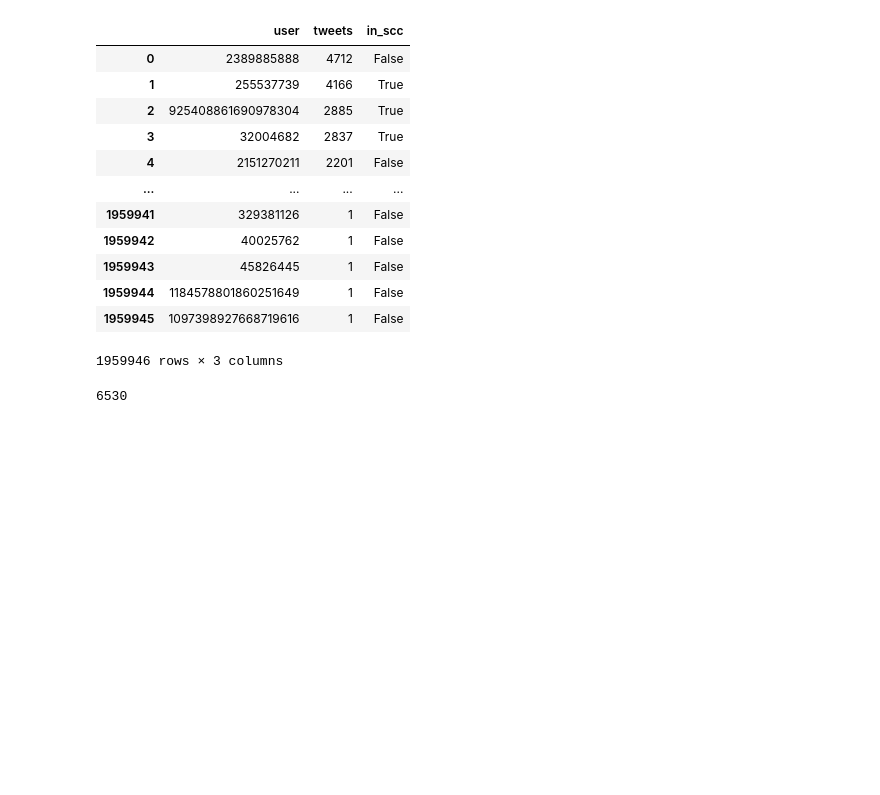
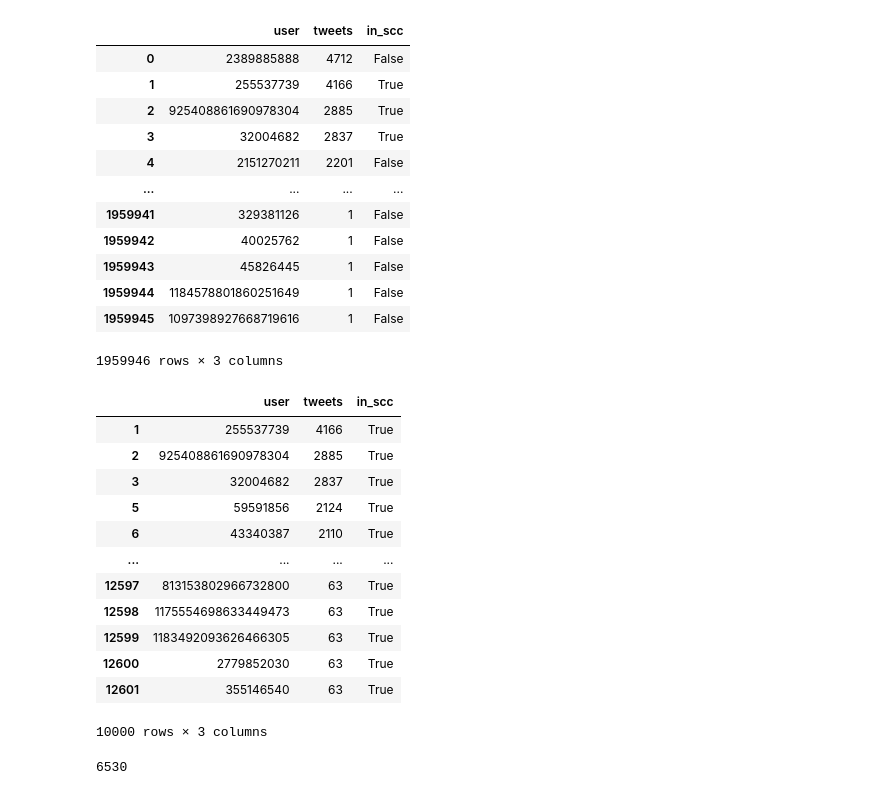
Before and after one commit to brenoarosa/twitter_sentiment, a Jupyter notebook: notebooks/2 - Extracao base anotacao.ipynb, the cells around one changed output. Drawn from its saved outputs; the diff is of its cells as text; code cells hidden in the pictures; blank space fills up the shorter version.

```diff
--- a/notebooks/2 - Extracao base anotacao.ipynb
+++ b/notebooks/2 - Extracao base anotacao.ipynb
@@ -54,3 +56,20 @@ df
+# %%
+a = pd.read_csv("../data/output/graph_users_ordered.csv")
+a.loc[a.in_scc == True][0:10000]
+# %% [output]
+|  | user | tweets | in_scc |
+| 1 | 255537739 | 4166 | True |
+| 2 | 925408861690978304 | 2885 | True |
+| 3 | 32004682 | 2837 | True |
+| 5 | 59591856 | 2124 | True |
+| 6 | 43340387 | 2110 | True |
+| ... | ... | ... | ... |
+| 12597 | 813153802966732800 | 63 | True |
+| 12598 | 1175554698633449473 | 63 | True |
+| 12599 | 1183492093626466305 | 63 | True |
+| 12600 | 2779852030 | 63 | True |
+| 12601 | 355146540 | 63 | True |
+10000 rows × 3 columns
 # %%
 df.in_scc.cumsum()[8000]
 # %% [output]
```
Also changed, not shown: parts of 4 cells of this notebook, 5 other files.
